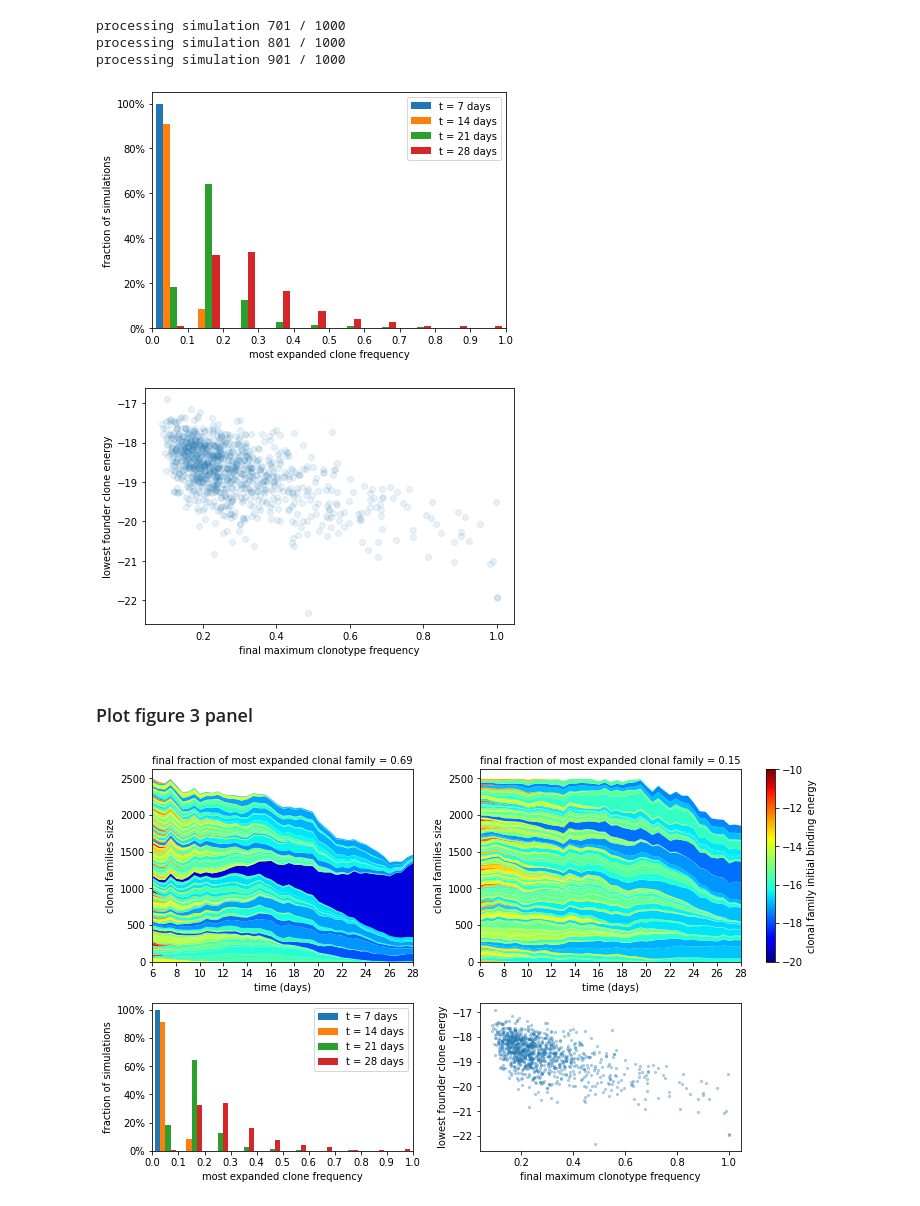
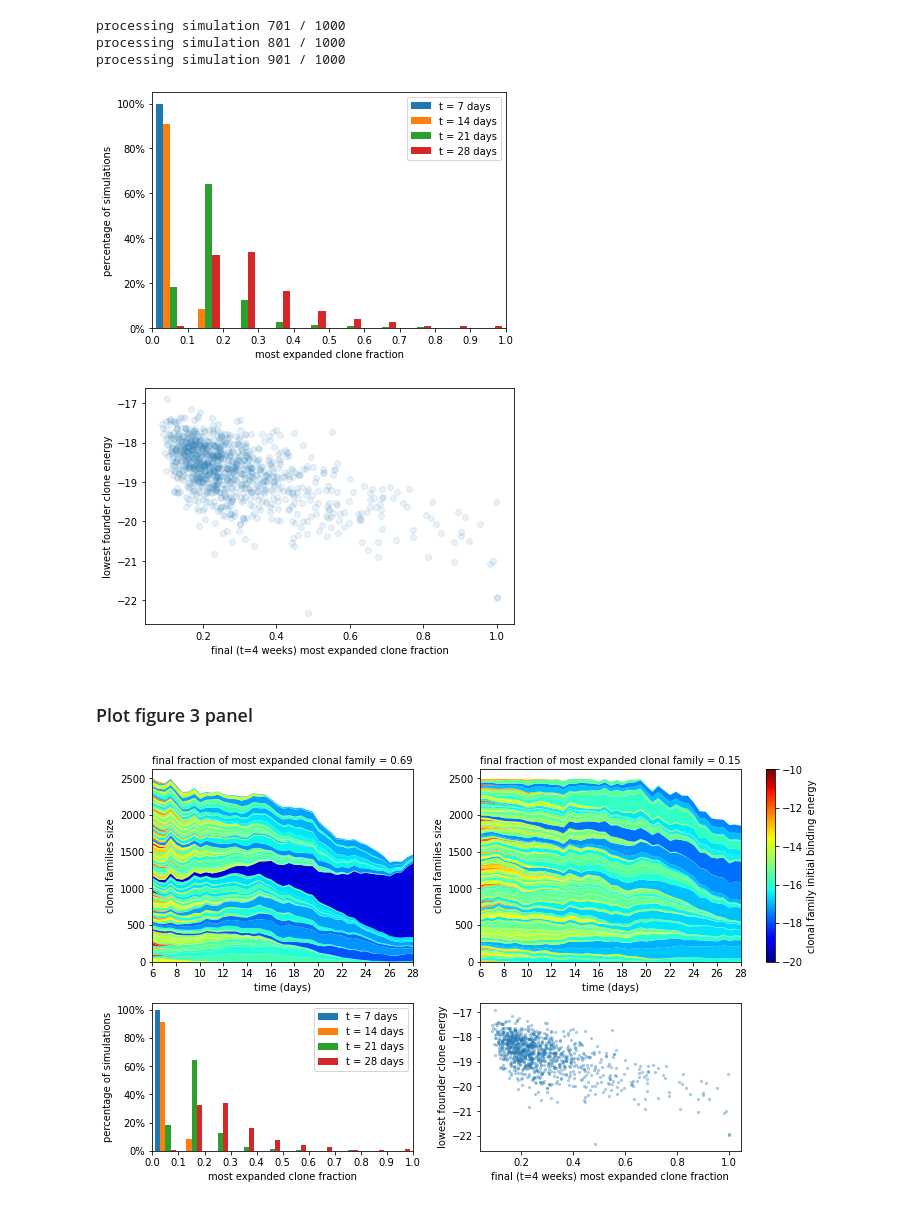
Before and after one commit to mmolari/affinity_maturation, a Jupyter notebook: figure_3.ipynb, the cells around one changed output. Drawn from its saved outputs; the diff is of its cells as text; code cells hidden in the pictures.

```diff
--- a/figure_3.ipynb
+++ b/figure_3.ipynb
@@ -106,26 +106,26 @@ with open(save_path / 'stoch_sim_results.pkl', 'rb') as f:
 # %%
 # time-points in days in which to histogram the frequency
 t_hist = [7., 14., 21., 28.]
 # frequency-space bins
 bins = np.linspace(0,1,11)
 
 # list of frequencies at the desired time-points
 freq_mat = results_df[[f'fmax_t_{th}' for th in t_hist]].to_numpy()
 
 # plot the histogram of the frequencies
 plt.hist(freq_mat, bins=bins, label = [f't = {int(th)} days' for th in t_hist])
 # set the y-axis in percent of total number of simulations
 plt.gca().yaxis.set_major_formatter(mpl.ticker.PercentFormatter(N_sims))
-plt.xlabel('most expanded clone frequency')
-plt.ylabel('fraction of simulations')
+plt.xlabel('most expanded clone fraction')
+plt.ylabel('percentage of simulations')
 plt.xticks(np.linspace(0,1,11))
 plt.xlim(0,1)
 plt.legend()
 plt.tight_layout()
 plt.savefig(save_path / 'freq_distribution.pdf')
 plt.show()
 # %% [output]
-[figure, old version]
+[figure, new version]
 # %%
 # list frequencies of must abundant clonotype at day 28
 freq_final = results_df['fmax_t_28.0']
@@ -135,12 +135,12 @@ best_en = results_df['best_founder_en']
 # scatter-plot freq. vs initial highest energy
 plt.scatter(freq_final, best_en, alpha=0.1)
 plt.ylabel('lowest founder clone energy')
-plt.xlabel('final maximum clonotype frequency')
+plt.xlabel('final (t=4 weeks) most expanded clone fraction')
 plt.tight_layout()
 plt.savefig(save_path / 'scatter_freq_vs_dominance.pdf')
 plt.show()
 # %% [output]
-[figure, old version]
+[figure, new version]
 # %% [markdown]
 ### Plot figure 3 panel
 # %%
@@ -163,8 +163,8 @@ plt.colorbar(mapp, ax=ax[0,:], label='clonal family initial binding energy', asp
 # frequency histogram
 ax[1,0].hist(freq_mat, bins=bins, label = [f't = {int(th)} days' for th in t_hist])
 ax[1,0].yaxis.set_major_formatter(mpl.ticker.PercentFormatter(N_sims))
-ax[1,0].set_xlabel('most expanded clone frequency')
-ax[1,0].set_ylabel('fraction of simulations')
+ax[1,0].set_xlabel('most expanded clone fraction')
+ax[1,0].set_ylabel('percentage of simulations')
 ax[1,0].set_xlim(0,1)
 ax[1,0].set_xticks(np.linspace(0,1,11))
 ax[1,0].legend()
@@ -172,11 +172,11 @@ ax[1,0].legend()
 # scatter plot
 ax[1,1].scatter(freq_final, best_en, alpha=0.3, s=5.)
 ax[1,1].set_ylabel('lowest founder clone energy')
-ax[1,1].set_xlabel('final maximum clonotype frequency')
+ax[1,1].set_xlabel('final (t=4 weeks) most expanded clone fraction')
 
 # save gigure and show
 plt.savefig(save_path / 'fig_3.pdf')
 plt.savefig(save_path / 'fig_3.svg')
 plt.show()
 # %% [output]
-[figure, old version]
+[figure, new version]
```
Also changed, not shown: 1 other file.
